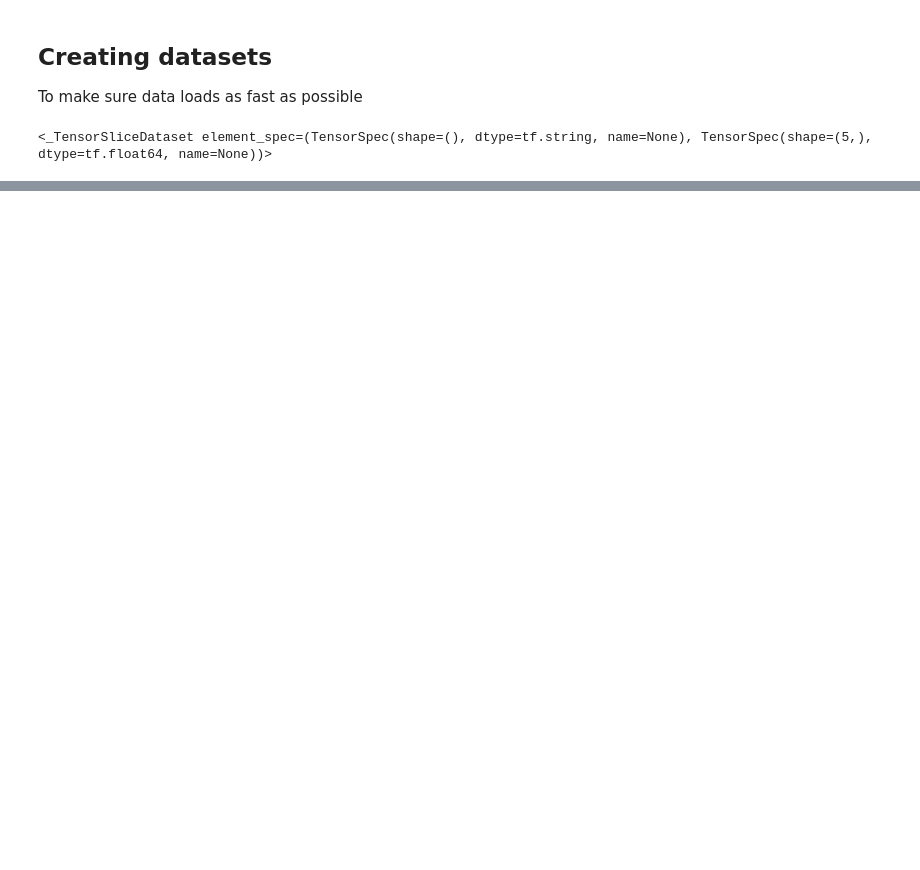
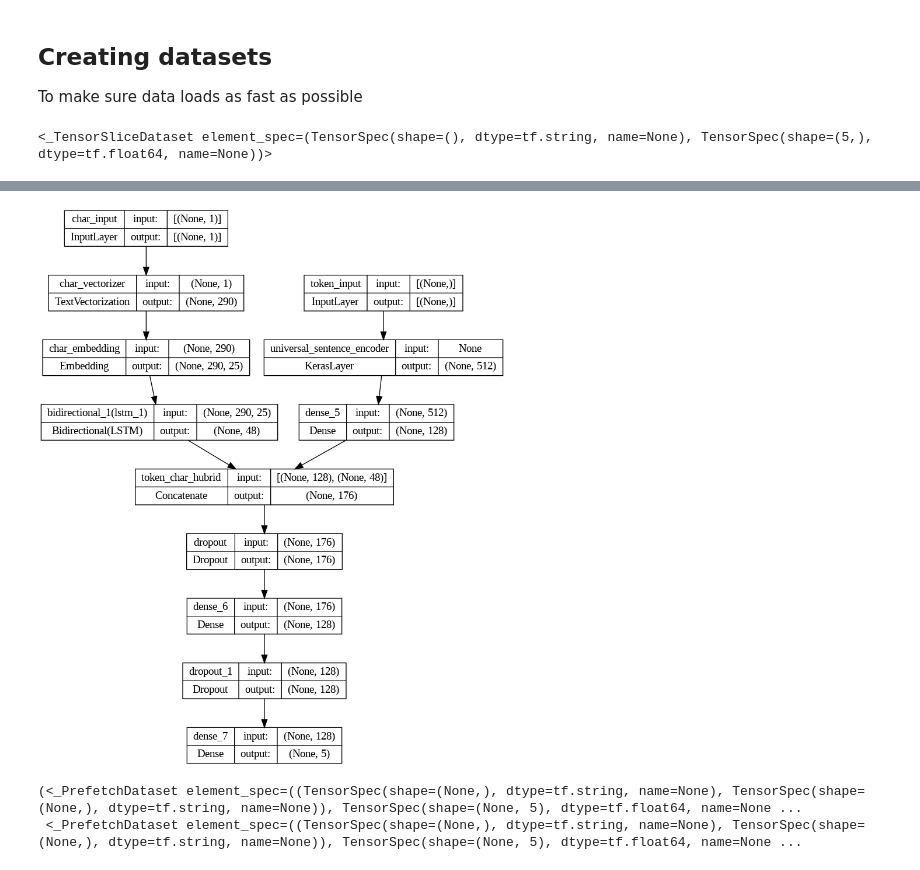
Before and after one commit to Abhimanyu9539/Tensorflow, a Jupyter notebook: Natural Language Processing/TF2_0_NLP_Milstone_Skimlit.ipynb, the cells around one changed output, grey strips where cells are left out. Cells and saved outputs as stored; diff of their text form; code cells hidden in the pictures; blank space fills up the shorter version.

```diff
--- a/Natural Language Processing/TF2_0_NLP_Milstone_Skimlit.ipynb
+++ b/Natural Language Processing/TF2_0_NLP_Milstone_Skimlit.ipynb
@@ -501,0 +794,6 @@ train_dataset
+# %%
+# Check character vocab stats
+char_vocab = char_vectorizer.get_vocabulary()
+print(f"\nNumber of different characters in character vocab:\n{len(char_vocab)}\n")
+print(f"5 most common character:\n {char_vocab[:5]}")
+print(f"5 least common characters:\n{char_vocab[-5:]}")
@@ -501,0 +839,7 @@ train_dataset
+# %%
+# create embedding layer
+char_embed = layers.Embedding(input_dim =  len(char_vocab), # Number of different characters, length of vocab
+                              output_dim = 25,
+                              mask_zero = True,
+                              name = "char_embedding"
+                              )
@@ -501,0 +1008,29 @@ train_dataset
+# %%
+# 1. Setup token / inputs model
+token_inputs = layers.Input(shape=[], dtype=tf.string, name="token_input")
+token_embeddings = tf_hub_embedding_layer(token_inputs)
+token_output = layers.Dense(128, activation="relu")(token_embeddings)
+token_model = tf.keras.Model(inputs=token_inputs,
+                             outputs=token_output)
+
+# 2. Setup char/inputs model
+char_input = layers.Input(shape=(1,), dtype=tf.string, name="char_input")
+char_vectors = char_vectorizer(char_input)
+char_embeddings = char_embed(char_vectors)
+char_bi_lstms = layers.Bidirectional(layers.LSTM(24))(char_embeddings)
+char_model = tf.keras.Model(inputs=char_input,
+                            outputs = char_bi_lstms)
+
+# 3. Concatenate token and char input
+token_char_concat = layers.Concatenate(name="token_char_hubrid")([token_model.output, char_model.output])
+
+# 4. Create output layers adding in dropouts
+combined_dropout = layers.Dropout(0.5)(token_char_concat)
+combined_dense = layers.Dense(128, activation="relu")(combined_dropout)
+final_dropout = layers.Dropout(0.5)(combined_dense)
+output_layer = layers.Dense(num_classes, activation="softmax")(final_dropout)
+
+# 5. Construct model with chart and token inputs
+model_4 = tf.keras.Model(inputs= [token_model.input, char_model.input],
+                         outputs = output_layer,
+                         name = "model_4_hybrid")
@@ -501,0 +1057,5 @@ train_dataset
+# %%
+from keras.utils import plot_model
+plot_model(model_4, show_shapes=True, show_layer_names=True)
+# %% [output]
+[figure, added]
@@ -501,0 +1081,5 @@ train_dataset
+# %%
+train_char_token_dataset, val_char_token_dataset
+# %% [output]
+(<_PrefetchDataset element_spec=((TensorSpec(shape=(None,), dtype=tf.string, name=None), TensorSpec(shape=(None,), dtype=tf.string, name=None)), TensorSpec(shape=(None, 5), dtype=tf.float64, name=None ...
+ <_PrefetchDataset element_spec=((TensorSpec(shape=(None,), dtype=tf.string, name=None), TensorSpec(shape=(None,), dtype=tf.string, name=None)), TensorSpec(shape=(None, 5), dtype=tf.float64, name=None ...
```
Also changed, not shown: parts of 103 cells of this notebook.
